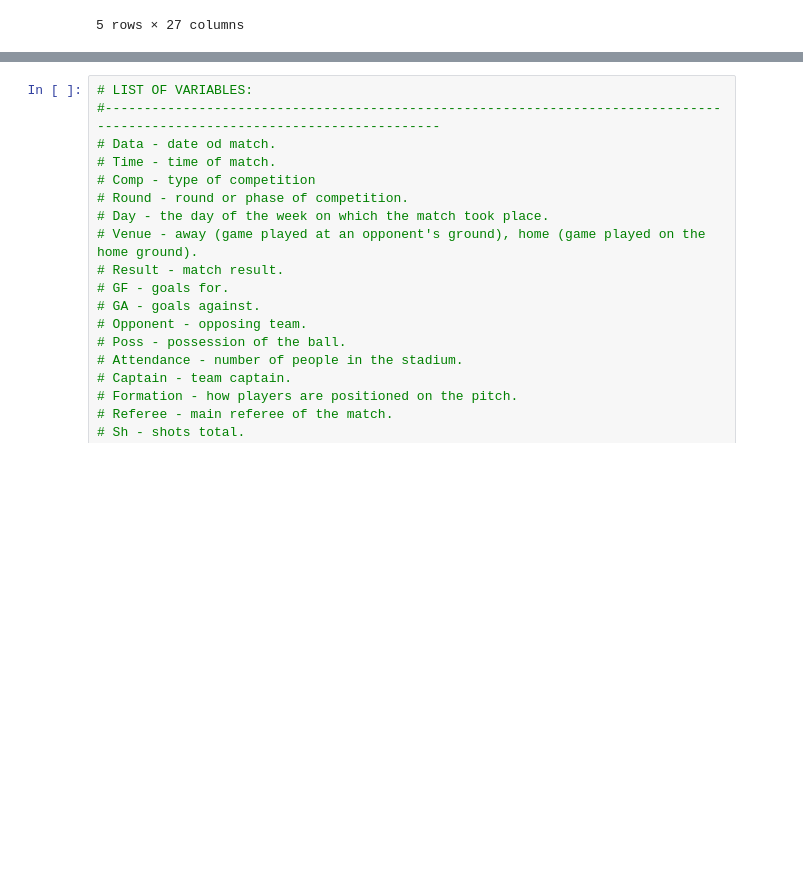
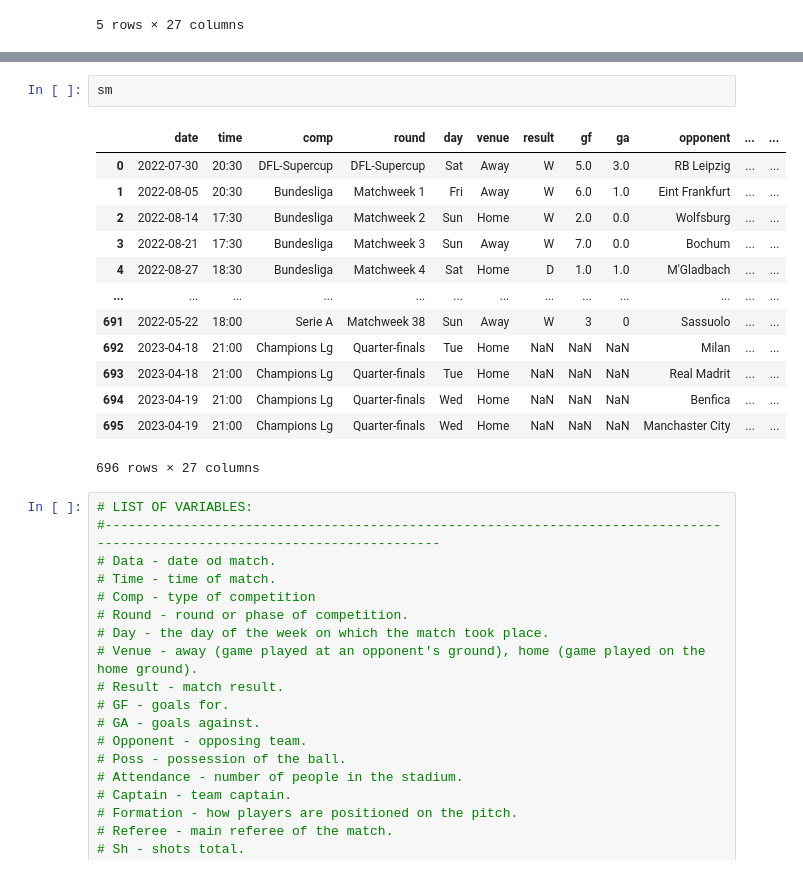
Before and after one commit to juchmielewska/assignment, a Jupyter notebook: 2_Assignment 1a, forecasting.ipynb, the cells around one changed output, grey strips where cells are left out. Cells and saved outputs as stored; diff of their text form; blank space fills up the shorter version.

```diff
--- a/2_Assignment 1a, forecasting.ipynb
+++ b/2_Assignment 1a, forecasting.ipynb
@@ -87,3 +105,19 @@ See the caveats in the documentation: https://pandas.pydata.org/pandas-docs/stab
+# %%
+sm
+# %% [output]
+|  | date | time | comp | round | day | venue | result | gf | ga | opponent | ... | ... |
+| 0 | 2022-07-30 | 20:30 | DFL-Supercup | DFL-Supercup | Sat | Away | W | 5.0 | 3.0 | RB Leipzig | ... | ... |
+| 1 | 2022-08-05 | 20:30 | Bundesliga | Matchweek 1 | Fri | Away | W | 6.0 | 1.0 | Eint Frankfurt | ... | ... |
+| 2 | 2022-08-14 | 17:30 | Bundesliga | Matchweek 2 | Sun | Home | W | 2.0 | 0.0 | Wolfsburg | ... | ... |
+| 3 | 2022-08-21 | 17:30 | Bundesliga | Matchweek 3 | Sun | Away | W | 7.0 | 0.0 | Bochum | ... | ... |
+| 4 | 2022-08-27 | 18:30 | Bundesliga | Matchweek 4 | Sat | Home | D | 1.0 | 1.0 | M'Gladbach | ... | ... |
+| ... | ... | ... | ... | ... | ... | ... | ... | ... | ... | ... | ... | ... |
+| 691 | 2022-05-22 | 18:00 | Serie A | Matchweek 38 | Sun | Away | W | 3 | 0 | Sassuolo | ... | ... |
+| 692 | 2023-04-18 | 21:00 | Champions Lg | Quarter-finals | Tue | Home | NaN | NaN | NaN | Milan | ... | ... |
+| 693 | 2023-04-18 | 21:00 | Champions Lg | Quarter-finals | Tue | Home | NaN | NaN | NaN | Real Madrit | ... | ... |
+| 694 | 2023-04-19 | 21:00 | Champions Lg | Quarter-finals | Wed | Home | NaN | NaN | NaN | Benfica | ... | ... |
+| 695 | 2023-04-19 | 21:00 | Champions Lg | Quarter-finals | Wed | Home | NaN | NaN | NaN | Manchaster City | ... | ... |
+696 rows × 27 columns
 # %%
 # LIST OF VARIABLES:
 #---------------------------------------------------------------------------------------------------------------------------
```
Also changed, not shown: parts of 19 cells of this notebook.
